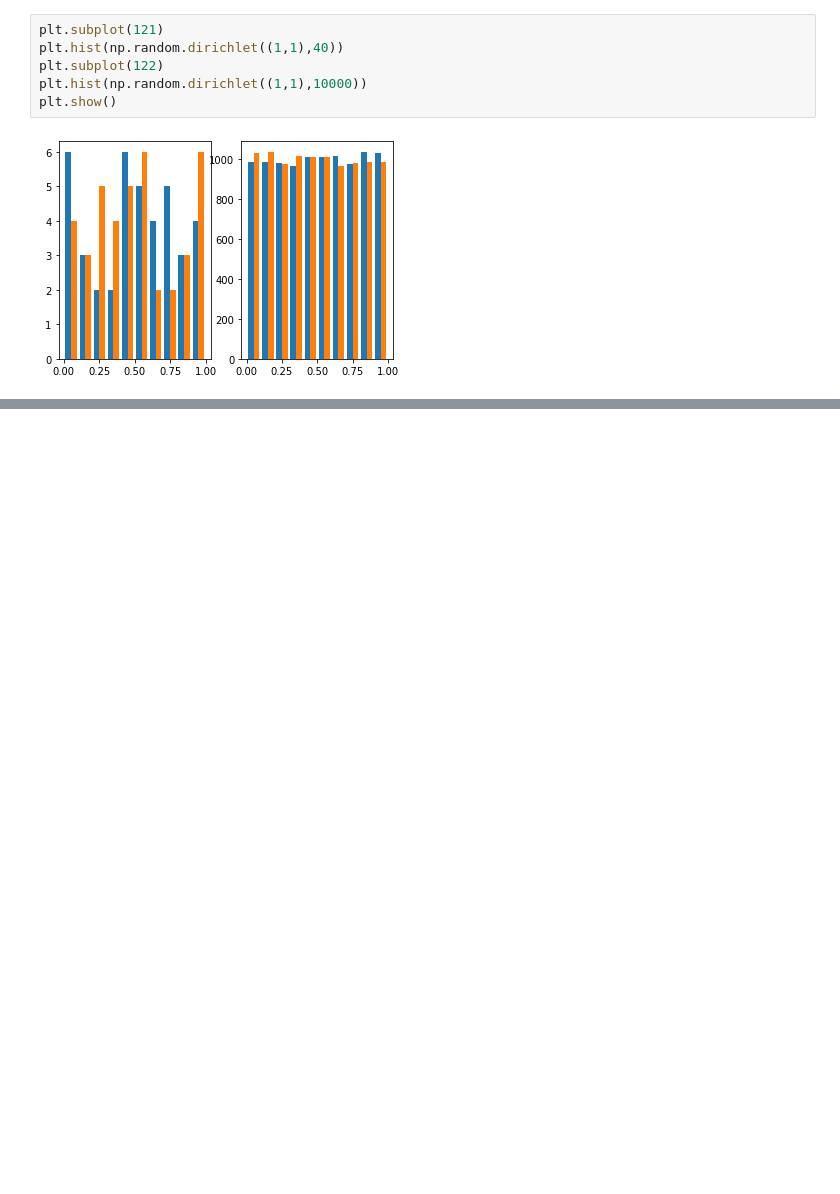
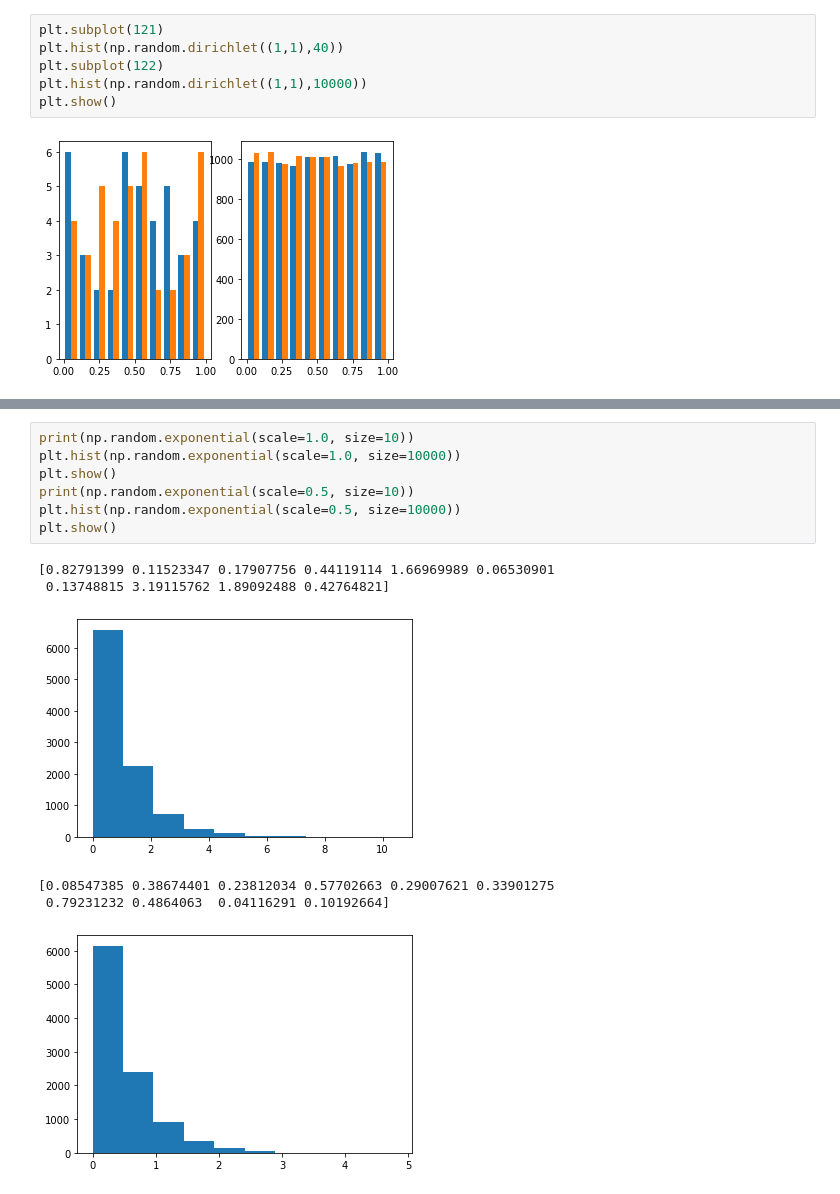
Before and after one commit to Vitalismirnov/ProgDAAssignment, a Jupyter notebook: Assignment.ipynb, the cells around one changed output, grey strips where cells are left out. Cells and saved outputs as stored; diff of their text form; blank space fills up the shorter version.

Commit message:
Nov3_2019 Exponential

```diff
--- a/Assignment.ipynb
+++ b/Assignment.ipynb
@@ -290,0 +296,14 @@ plt.show()
+# %%
+print(np.random.exponential(scale=1.0, size=10))
+plt.hist(np.random.exponential(scale=1.0, size=10000))
+plt.show()
+print(np.random.exponential(scale=0.5, size=10))
+plt.hist(np.random.exponential(scale=0.5, size=10000))
+plt.show()
+# %% [output]
+[0.82791399 0.11523347 0.17907756 0.44119114 1.66969989 0.06530901
+ 0.13748815 3.19115762 1.89092488 0.42764821]
+[figure, added]
+[0.08547385 0.38674401 0.23812034 0.57702663 0.29007621 0.33901275
+ 0.79231232 0.4864063  0.04116291 0.10192664]
+[figure, added]
```
Also changed, not shown: parts of 2 cells of this notebook.
